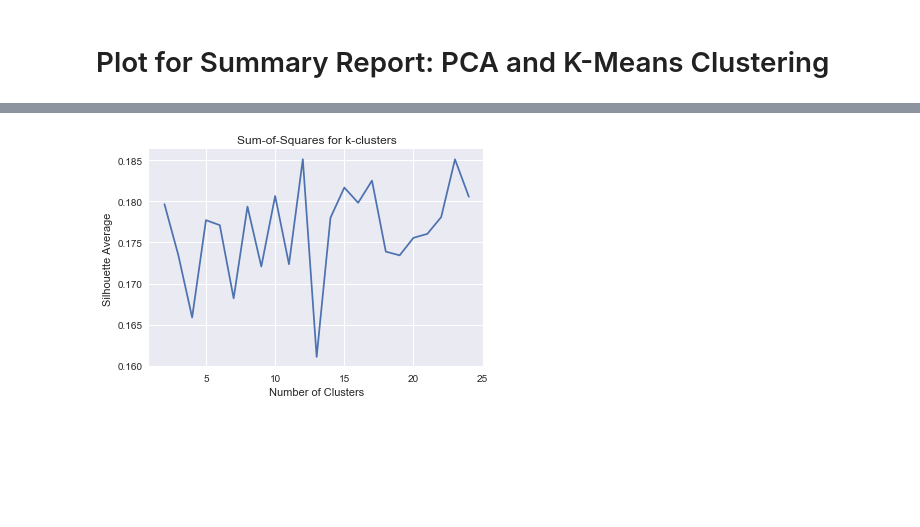
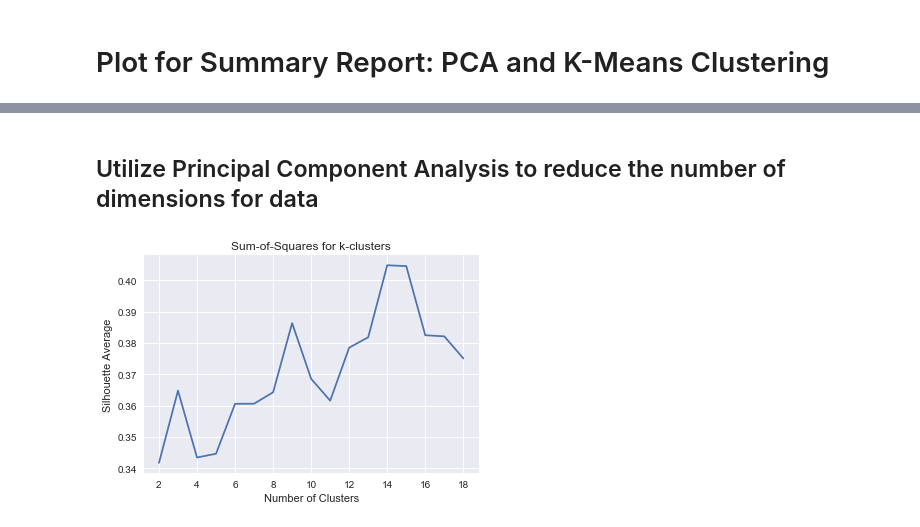
Before and after one commit to falaktheoptimist/happy-cows, a Jupyter notebook: notebooks/report-plot-generation/report-plot-pca-and-kmeans-cluster-analysis.ipynb, the cells around one changed output, grey strips where cells are left out. Drawn from its saved outputs; the diff is of its cells as text; code cells hidden in the pictures; blank space fills up the shorter version.

```diff
--- a/notebooks/report-plot-generation/report-plot-pca-and-kmeans-cluster-analysis.ipynb
+++ b/notebooks/report-plot-generation/report-plot-pca-and-kmeans-cluster-analysis.ipynb
@@ -31,9 +31,8 @@ def transform_classification(data):
     """Transform and select classification features"""
     data = data.drop(axis=1, labels=['category', 'age', 'date_calved', 'date'])
     print('\nCurrently Available Classification Features: \n', data.columns.values)
-    features = ['animal_id', 'milk', 'ctpi', 'udc']
+    features = ['animal_id', 'final_score', 'breed_age_average', 'dairy_strength_aggregate', 'body_condition']
     print('\nSelected Classification Features: \n', features)
-    features = ['animal_id', 'final_score', 'breed_age_average']
     data = data.drop_duplicates(subset=['animal_id'], keep='last')
     return data.fillna(data.mean())[features]
 
@@ -120,8 +111,0 @@ bot_ids = data.tail(int(count * percentage))['animal_id']
-# %%
-# Scale data for PCA analysis
-from sklearn.preprocessing import StandardScaler
-
-animal_ids = data['animal_id']
-
-data = data.drop(axis=1, labels=['animal_id'])
-scaled_data = StandardScaler().fit_transform(data)
@@ -128,25 +151,34 @@ scaled_data = StandardScaler().fit_transform(data)
+# %% [markdown]
+## Utilize Principal Component Analysis to reduce the number of dimensions for data
 # %%
 from sklearn.cluster import KMeans
-from sklearn.metrics import silhouette_score, silhouette_samples
+from sklearn.decomposition import PCA
+from sklearn.preprocessing import StandardScaler
+from sklearn.metrics import silhouette_score
 
-def conduct_silhouette_average_analysis(data, k_max=11, title='title'):
+def conduct_silhouette_average_analysis(data, k_max=10, title='title'):
+
+    scaled_data = StandardScaler().fit_transform(data)
+    component_data = PCA(n_components=2, random_state=45).fit_transform(scaled_data)
+
     k_values = [x for x in range(2, k_max)]
     silhouette_averages = []
     for k in k_values:
-        clusterer = KMeans(n_clusters=k, random_state=45)
-        cluster_labels = clusterer.fit_predict(data)
-        silhouette_averages.append(silhouette_score(data, cluster_labels))
+        cluster_labels = KMeans(n_clusters=k, random_state=45).fit_predict(component_data)
+        silhouette_averages.append(silhouette_score(component_data, cluster_labels))
 
     ax = plt.plot(k_values, silhouette_averages)
     plt.xlabel('Number of Clusters')
     plt.ylabel('Silhouette Average')
     plt.title(title)
     save_plot_for_summary_report('silhouette-score.png')
     plt.show()
+
+conduct_silhouette_average_analysis(data.drop(axis=1, labels=['animal_id']),
+                                    k_max=19,
+                                    title="Sum-of-Squares for k-clusters")
+# %% [output]
+[figure, added]
-# %%
-conduct_silhouette_average_analysis(scaled_data, k_max=25, title="Sum-of-Squares for k-clusters")
-# %% [output]
-[figure, removed]
 # %%
 from sklearn.decomposition import PCA
 
```
Also changed, not shown: parts of 18 cells of this notebook, 6 other files.
